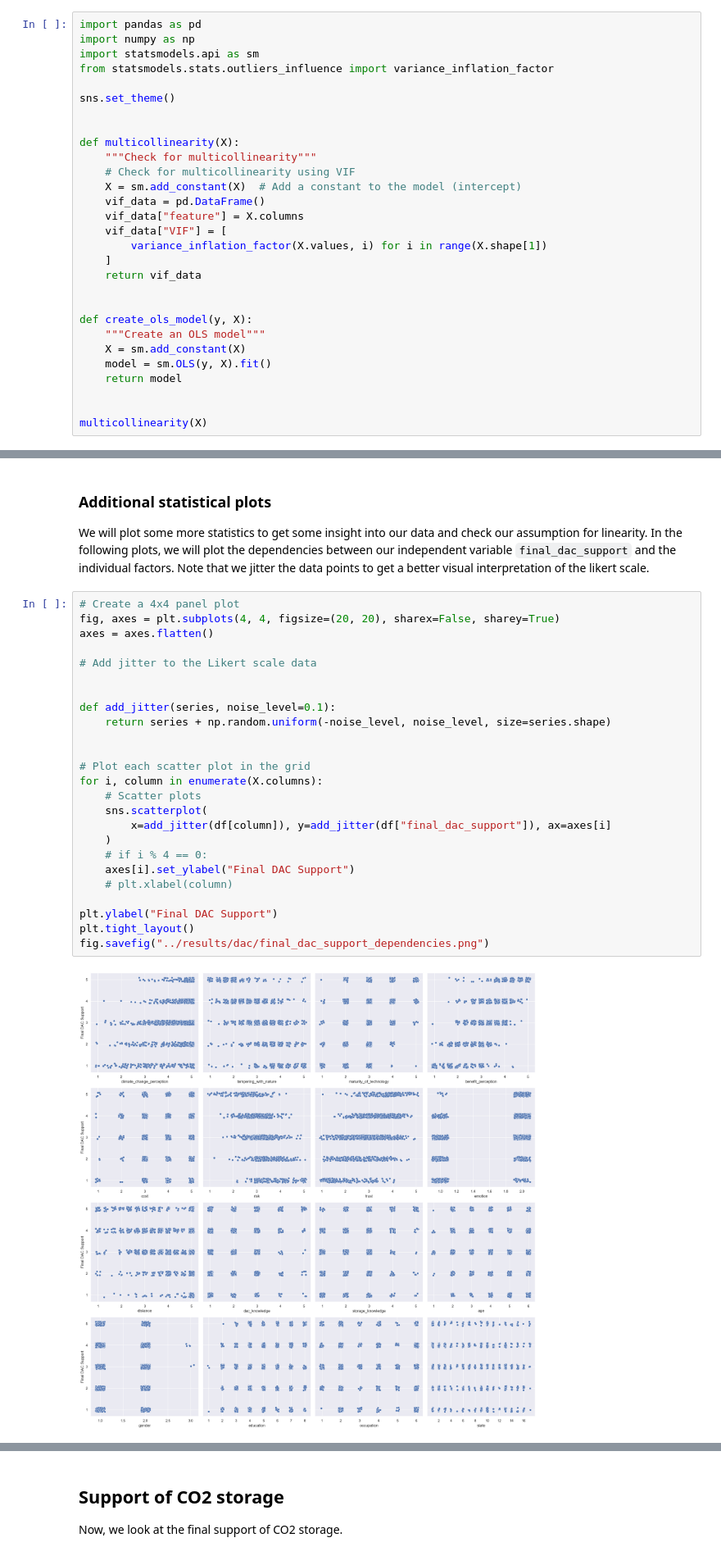
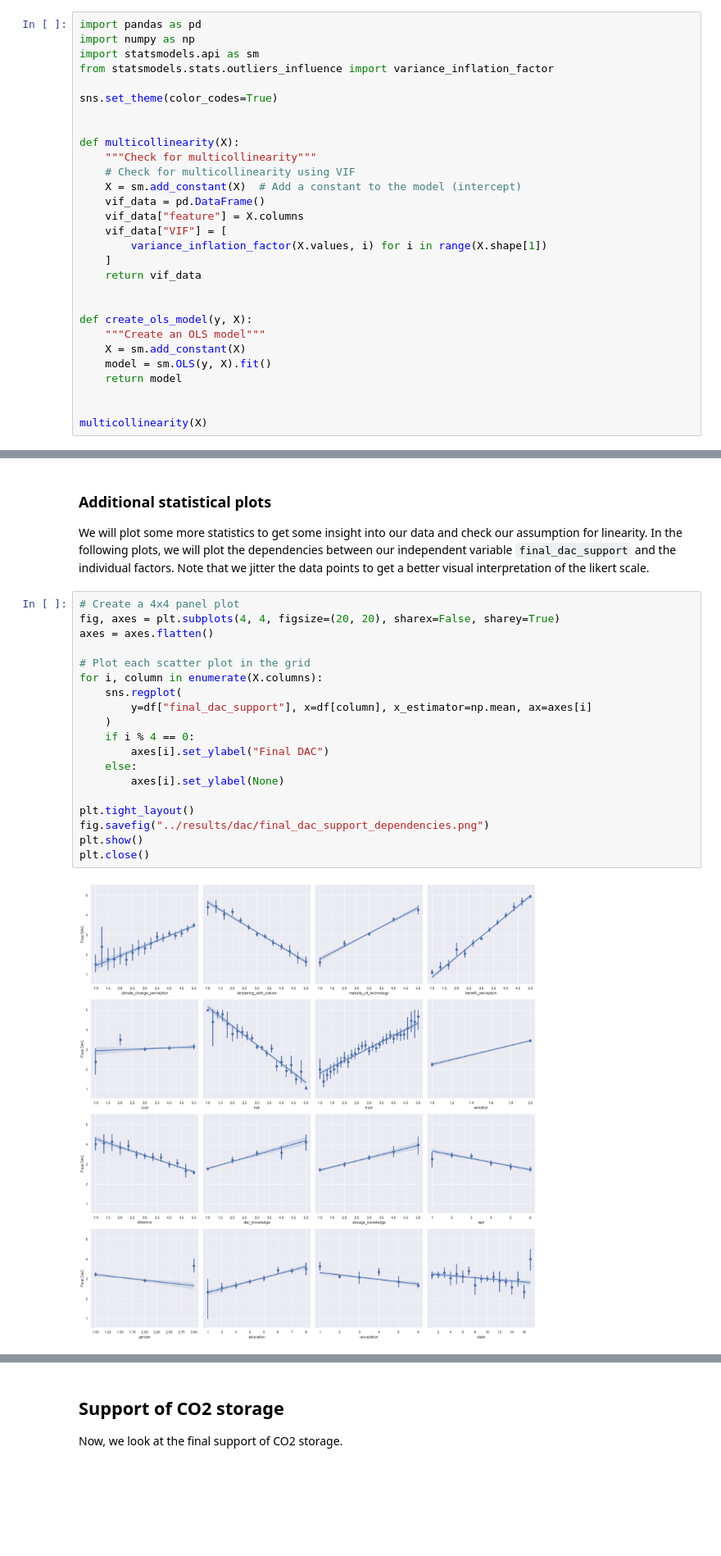
Before and after one commit to climate-service-center/dacstore, a Jupyter notebook: docs/model.ipynb, the cells around one changed output, grey strips where cells are left out. Shown at 82% size. Saved outputs shown, nothing was run; the diff lists cells and outputs as text; blank space fills up the shorter version.

```diff
--- a/docs/model.ipynb
+++ b/docs/model.ipynb
@@ -152,7 +154,7 @@ import numpy as np
 import statsmodels.api as sm
 from statsmodels.stats.outliers_influence import variance_inflation_factor
 
-sns.set_theme()
+sns.set_theme(color_codes=True)
 
 
 def multicollinearity(X):
@@ -285,30 +287,24 @@ We will plot some more statistics to get some insight into our data and check ou
 # %%
 # Create a 4x4 panel plot
 fig, axes = plt.subplots(4, 4, figsize=(20, 20), sharex=False, sharey=True)
 axes = axes.flatten()
 
-# Add jitter to the Likert scale data
-
-
-def add_jitter(series, noise_level=0.1):
-    return series + np.random.uniform(-noise_level, noise_level, size=series.shape)
-
-
 # Plot each scatter plot in the grid
 for i, column in enumerate(X.columns):
-    # Scatter plots
-    sns.scatterplot(
-        x=add_jitter(df[column]), y=add_jitter(df["final_dac_support"]), ax=axes[i]
+    sns.regplot(
+        y=df["final_dac_support"], x=df[column], x_estimator=np.mean, ax=axes[i]
     )
-    # if i % 4 == 0:
-    axes[i].set_ylabel("Final DAC Support")
-    # plt.xlabel(column)
+    if i % 4 == 0:
+        axes[i].set_ylabel("Final DAC")
+    else:
+        axes[i].set_ylabel(None)
 
-plt.ylabel("Final DAC Support")
 plt.tight_layout()
 fig.savefig("../results/dac/final_dac_support_dependencies.png")
+plt.show()
+plt.close()
 # %% [output]
-[figure, old version]
+[figure, new version]
 # %%
 # Extract residuals
 residuals = model.resid
```
Also changed, not shown: parts of 7 cells of this notebook, 2 other files.
